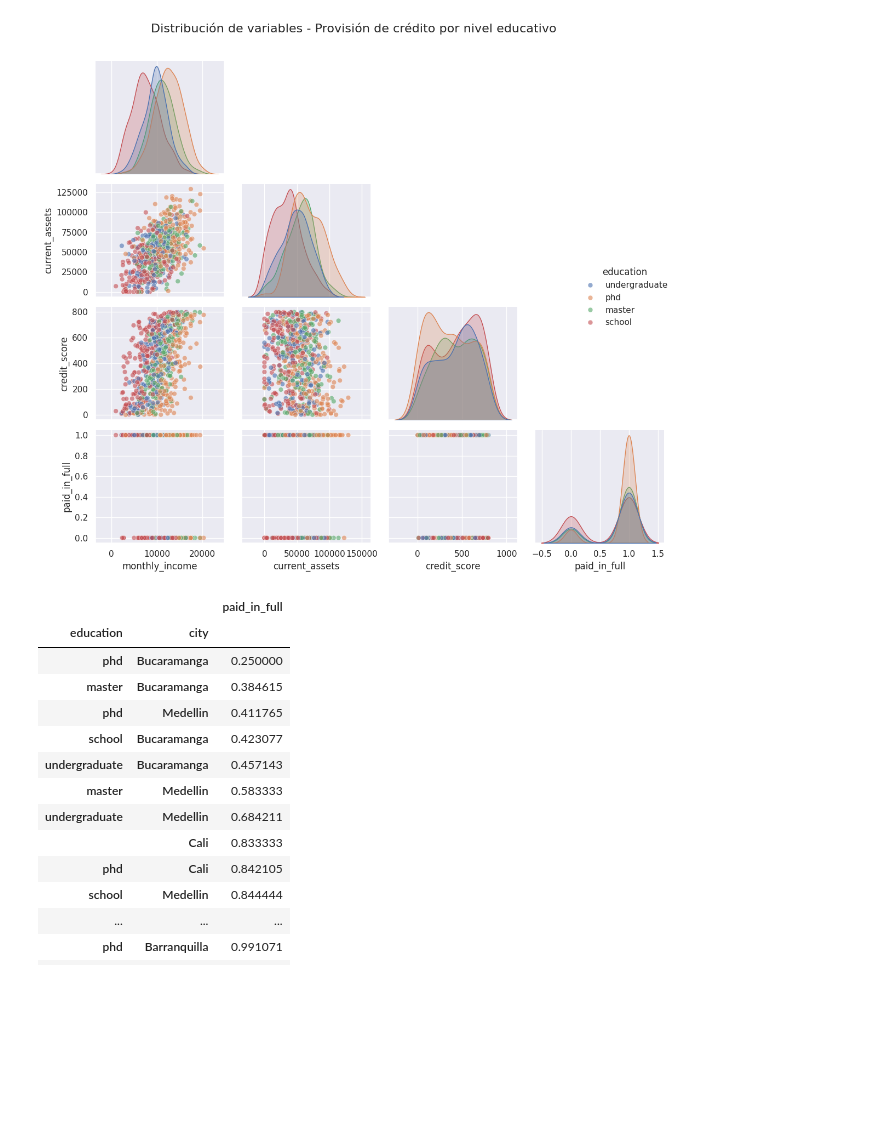
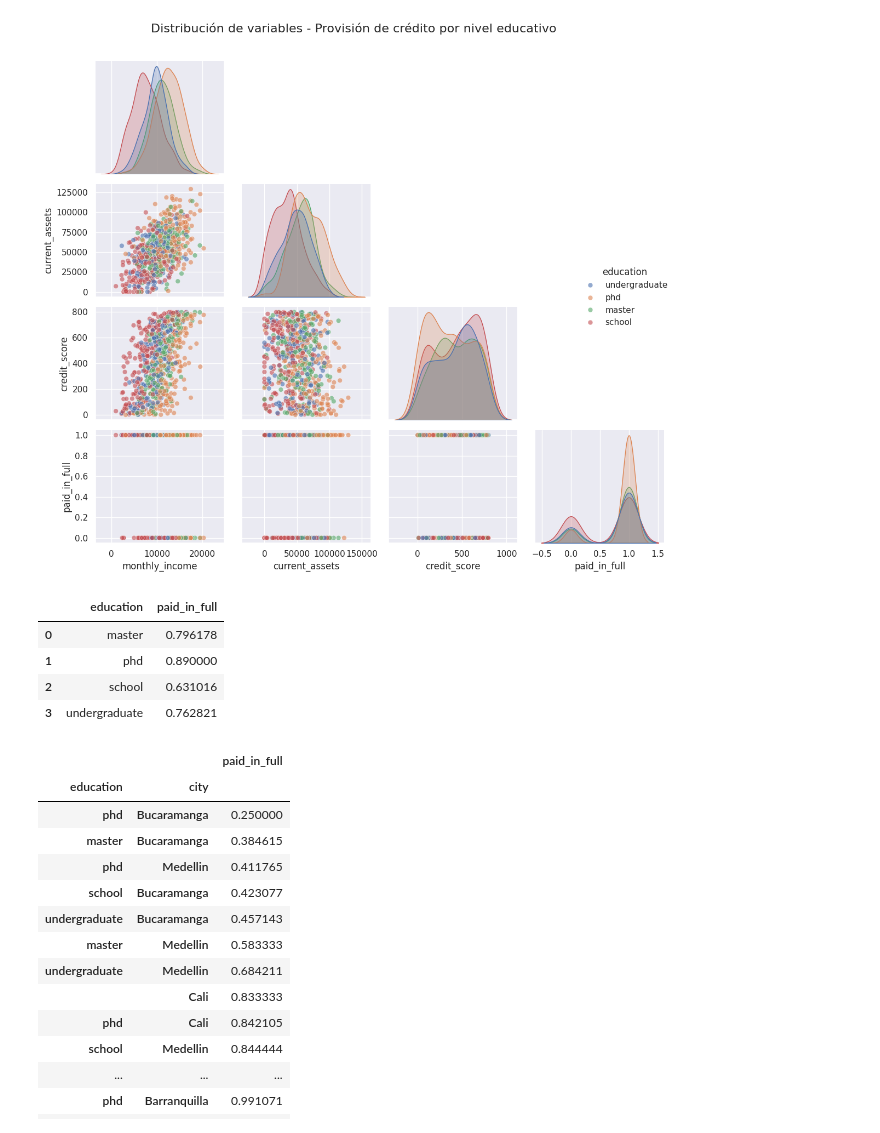
Before and after one commit to santiagoahl/risk-model-for-credit-loans, a Jupyter notebook: notebooks/predict_risk.ipynb, the cells around one changed output. Saved outputs shown, nothing was run; the diff lists cells and outputs as text; code cells hidden in the pictures; blank space fills up the shorter version.

```diff
--- a/notebooks/predict_risk.ipynb
+++ b/notebooks/predict_risk.ipynb
@@ -155,7 +155,16 @@ plt.show()
 # %%
 # correlation between education level and loan success
 df_education_level = df[["education", "paid_in_full"]].groupby("education").mean()
+df_education_level = df_education_level.reset_index()
 df_education_level.to_csv("../data/education_and_credit_success.csv", index=False)
+# %%
+df_education_level
+# %% [output]
+|  | education | paid_in_full |
+| 0 | master | 0.796178 |
+| 1 | phd | 0.890000 |
+| 2 | school | 0.631016 |
+| 3 | undergraduate | 0.762821 |
 # %%
 # correlation between education level and loan success by city
 df[["education", "city", "paid_in_full"]].groupby(["education", "city"]).mean().sort_values(by="paid_in_full")
```
Also changed, not shown: parts of 2 cells of this notebook, 3 other files.
